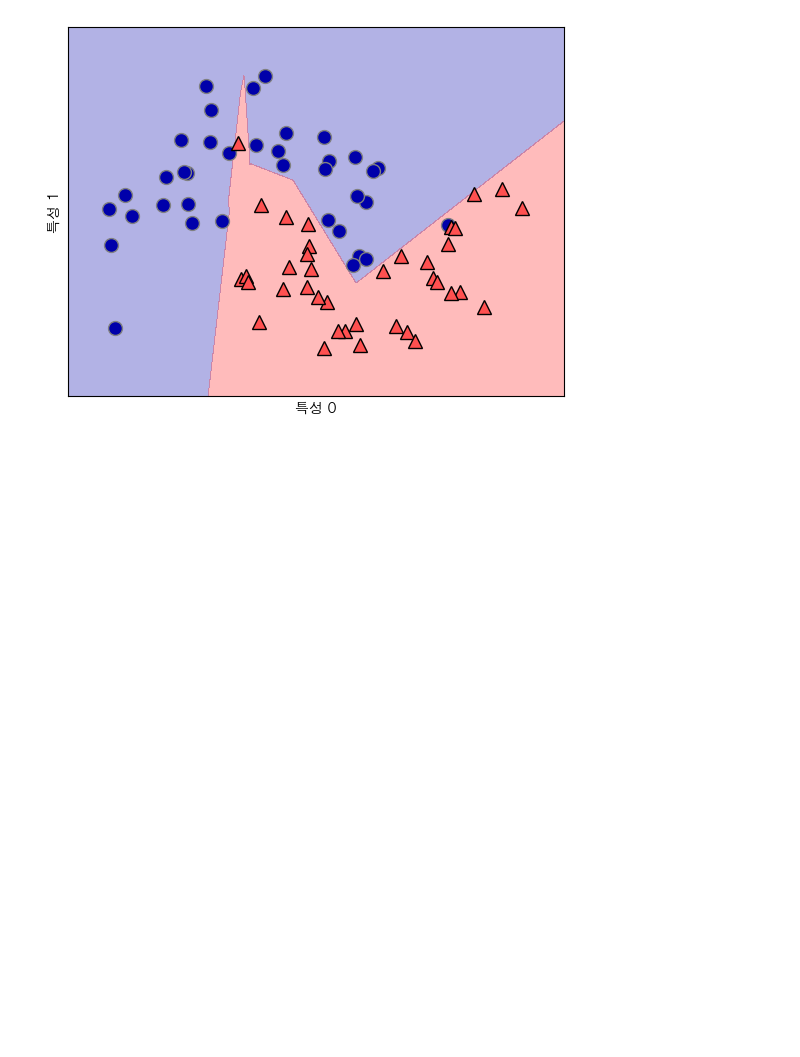
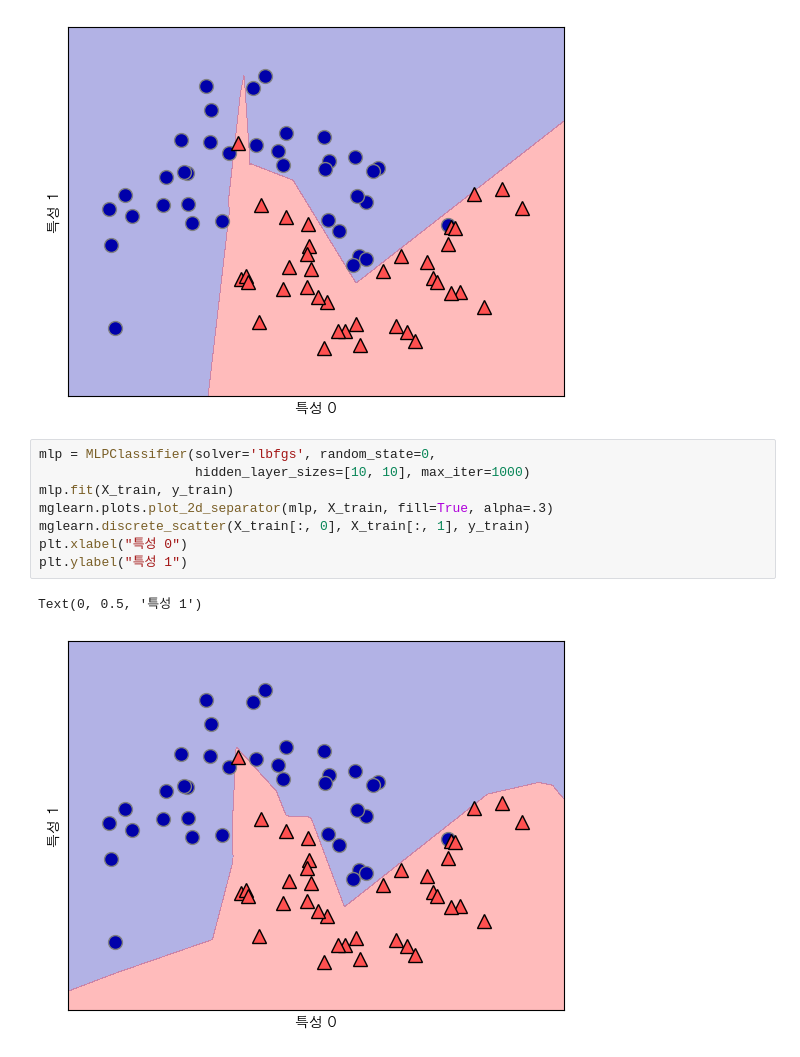
Before and after one commit to dodookmung/book-intro_ml_with_python, a Jupyter notebook: 20250213/2.3.9_deep_learning.ipynb, the cells around one changed output. Cells and saved outputs as stored; diff of their text form; blank space fills up the shorter version.

```diff
--- a/20250213/2.3.9_deep_learning.ipynb
+++ b/20250213/2.3.9_deep_learning.ipynb
@@ -78,3 +78,14 @@ plt.ylabel("특성 1")
 # %% [output]
 Text(0, 0.5, '특성 1')
 [figure]
+# %%
+mlp = MLPClassifier(solver='lbfgs', random_state=0,
+                    hidden_layer_sizes=[10, 10], max_iter=1000)
+mlp.fit(X_train, y_train)
+mglearn.plots.plot_2d_separator(mlp, X_train, fill=True, alpha=.3)
+mglearn.discrete_scatter(X_train[:, 0], X_train[:, 1], y_train)
+plt.xlabel("특성 0")
+plt.ylabel("특성 1")
+# %% [output]
+Text(0, 0.5, '특성 1')
+[figure, added]
```
Also changed, not shown: parts of 3 cells of this notebook, 2 other files.
